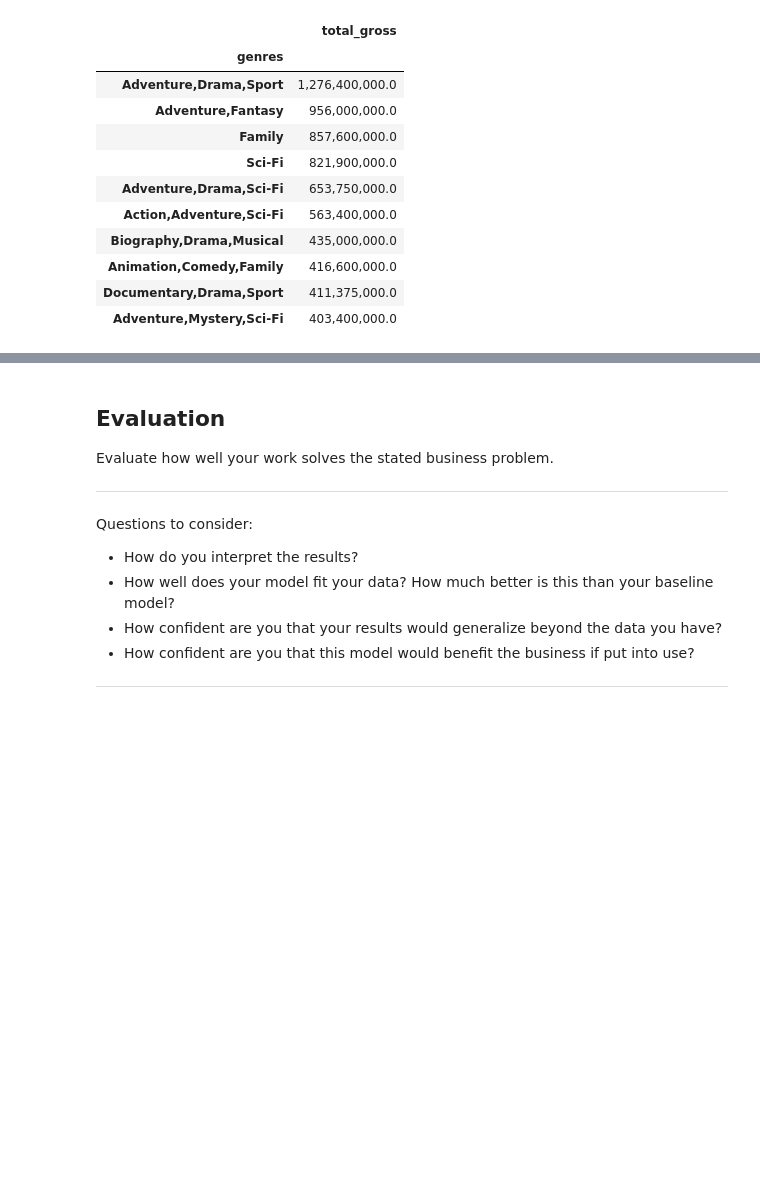
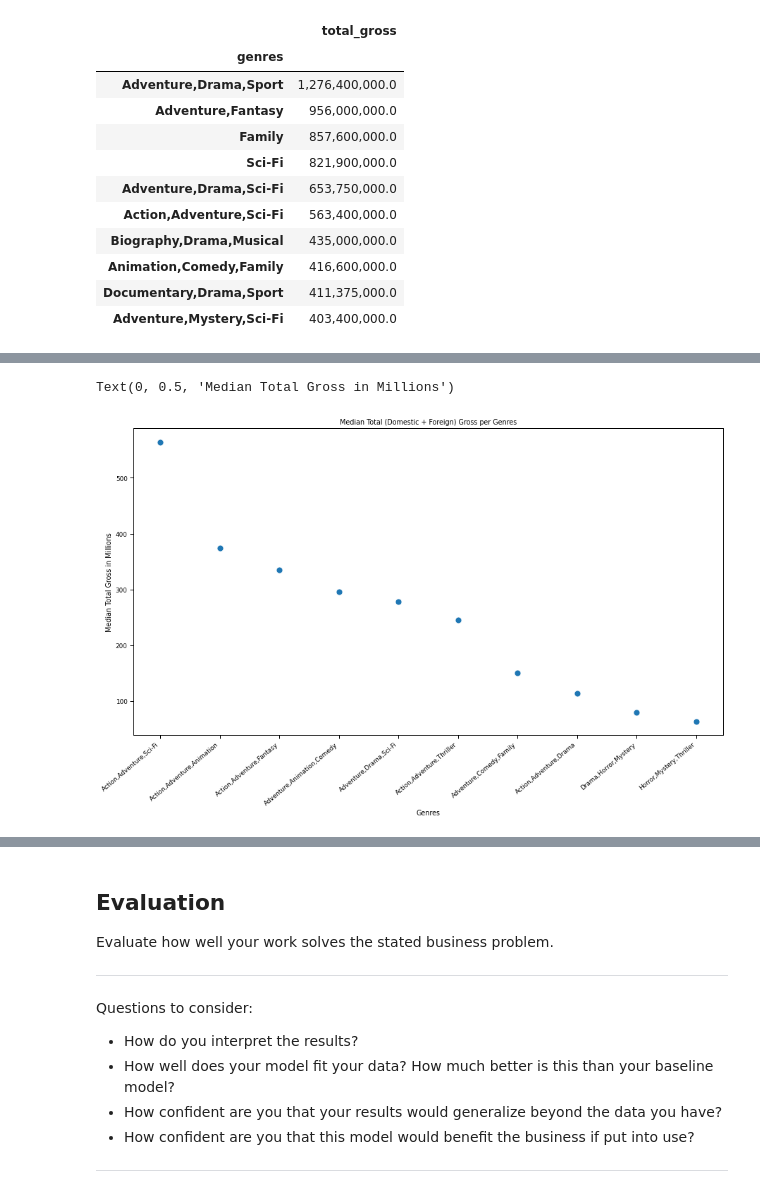
Before and after one commit to samoliver3/dsc-phase-1-project, a Jupyter notebook: student.ipynb, the cells around one changed output, grey strips where cells are left out. Saved outputs shown, nothing was run; the diff lists cells and outputs as text; code cells hidden in the pictures; blank space fills up the shorter version.

```diff
--- a/student.ipynb
+++ b/student.ipynb
@@ -540,0 +613,14 @@ Text(8.075000000000003, 0.5, 'Median Total Gross')
+# %%
+# now merge on genres...
+df4 = df2.merge(df3, on="genres")
+
+# I am going to keep the top 50 - this gives us film counts all over 10, and
+# then I will sort the df by median_total_gross
+df4 = df4.head(50)
+
+df4 = df4.sort_values(by=["median_total_gross"], ascending=False)
+
+# Now I just want to keep the top 10 of these
+df4 = df4.head(10)
+
+df4
@@ -540,0 +640,40 @@ Text(8.075000000000003, 0.5, 'Median Total Gross')
+# %%
+# Ok, now that we have a more representative set, we can get a better idea of
+# the trend between median total gross and genres by eliminating films that
+# are more of a "one-off" kind of success
+
+# now to visualize this df...
+g_m_plot = sns.scatterplot(data=df4, x='genres', y='median_total_gross',
+                                   s=80)
+plt.ticklabel_format(style='plain', axis='y')
+
+# set x and y ticks
+g_m_plot.set_xticklabels(['Action,Adventure,Sci-Fi',
+                                  "Action,Adventure,Animation",
+                                  "Action,Adventure,Fantasy",
+                                  "Adventure,Animation,Comedy",
+                                  "Adventure,Drama,Sci-Fi",
+                                 "Action,Adventure,Thriller",
+                                 "Adventure,Comedy,Family",
+                                 "Action,Adventure,Drama",
+                                 "Drama,Horror,Mystery",
+                                 "Horror,Mystery,Thriller"])
+
+g_m_plot.set_yticklabels(['0', '100', '200', '300', '400', '500'])
+
+
+g_m_plot.set_xticklabels(g_m_plot.get_xticklabels(),
+                                 rotation = 40,
+                                 ha="right")
+
+sns.set_context("paper")
+plt.gcf().set_size_inches(15, 8)
+
+
+# set titles
+g_m_plot.set_title('Median Total (Domestic + Foreign) Gross per Genre')
+g_m_plot.set_xlabel('Genres')
+g_m_plot.set_ylabel('Median Total Gross in Millions')
+# %% [output]
+Text(0, 0.5, 'Median Total Gross in Millions')
+[figure, added]
```
Also changed, not shown: parts of 9 cells of this notebook.
